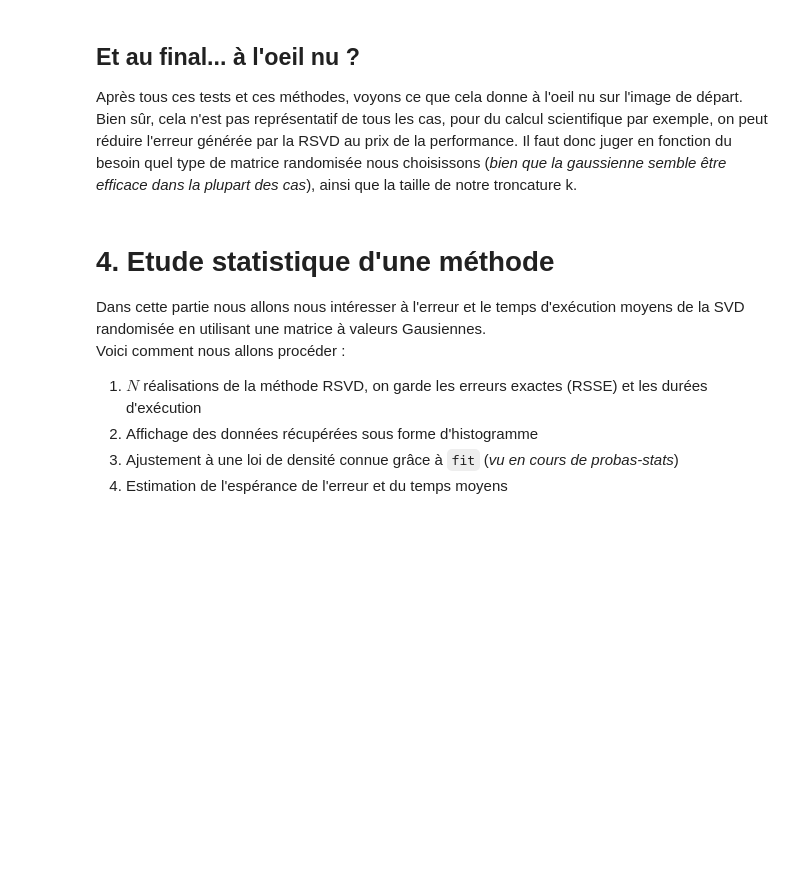
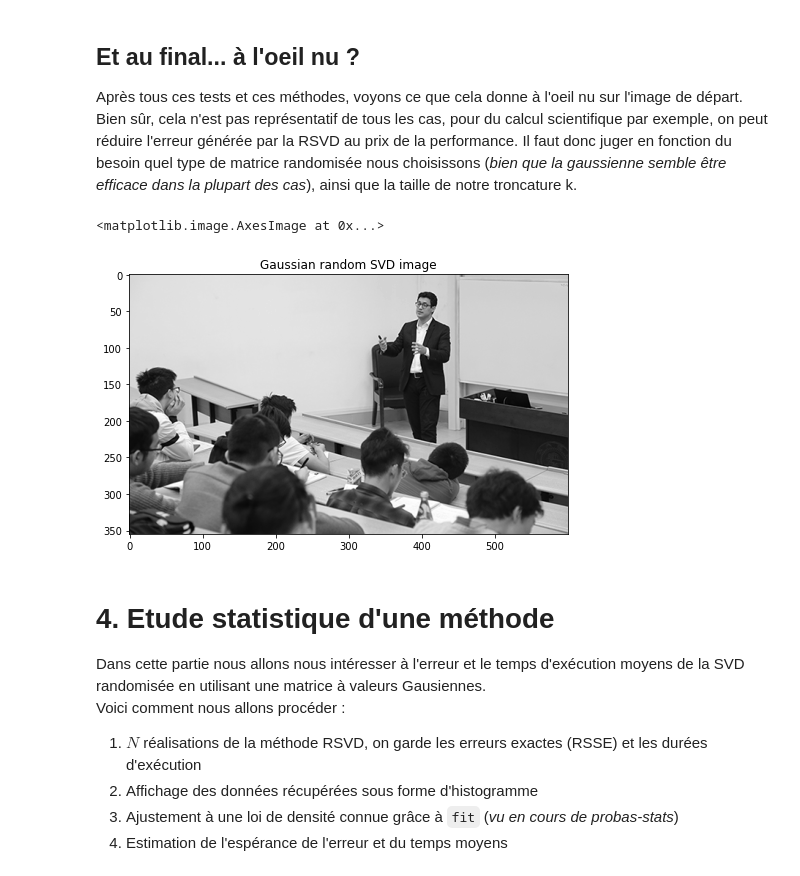
Before and after one commit to Aympab/randomized-svd, a Jupyter notebook: main.ipynb, the cells around one changed output. Saved outputs shown, nothing was run; the diff lists cells and outputs as text; code cells hidden in the pictures; blank space fills up the shorter version.

```diff
--- a/main.ipynb
+++ b/main.ipynb
@@ -228,6 +191,21 @@ execute_t_times(20, svd_rand_gaussian, A, k_max)
 # %% [markdown]
 ## Et au final... à l'oeil nu ?
 Après tous ces tests et ces méthodes, voyons ce que cela donne à l'oeil nu sur l'image de départ. Bien sûr, cela n'est pas représentatif de tous les cas, pour du calcul scientifique par exemple, on peut réduire l'erreur générée par la RSVD au prix de la performance. Il faut donc juger en fonction du besoin quel type de matrice randomisée nous choisissons (*bien que la gaussienne semble être efficace dans la plupart des cas*), ainsi que la taille de notre troncature k.
+# %%
+A_tilde = svd_rand_gaussian(A, 500)
+
+plt.figure(figsize=figsize)
+plt.title("Gaussian random SVD image")
+plt.imshow(A_tilde.T, cmap='gray')
+
+A_tilde = svd_rand_gaussian(A, 500)
+
+plt.figure(figsize=figsize)
+plt.title("Gaussian random SVD image")
+plt.imshow(A_tilde.T, cmap='gray')
+# %% [output]
+<matplotlib.image.AxesImage at 0x...>
+[figure, added]
 # %% [markdown]
 # 4. Etude statistique d'une méthode
 Dans cette partie nous allons nous intéresser à l'erreur et le temps d'exécution moyens de la SVD randomisée en utilisant une matrice à valeurs Gausiennes. <br>
```
Also changed, not shown: parts of 7 cells of this notebook, 1 other file.
